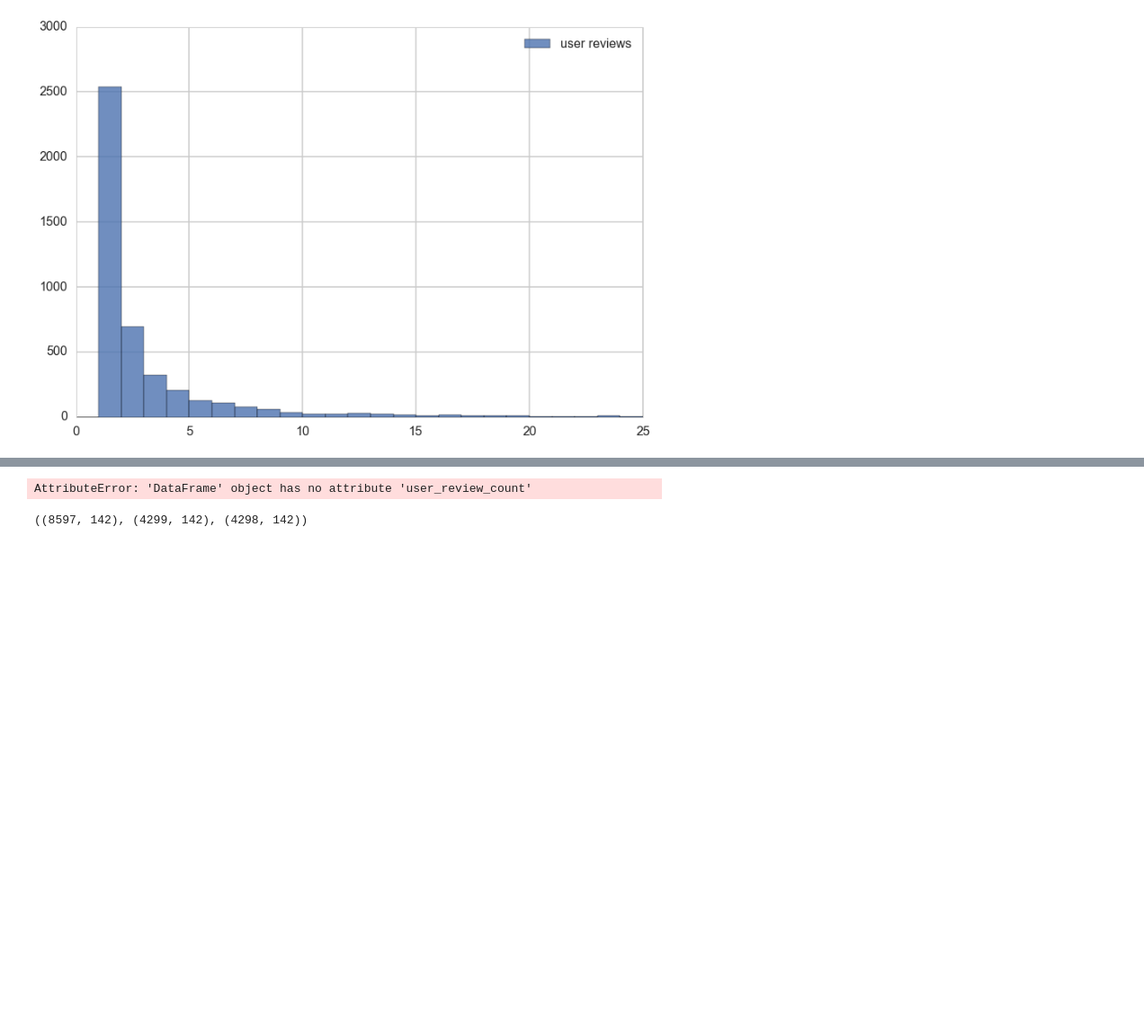
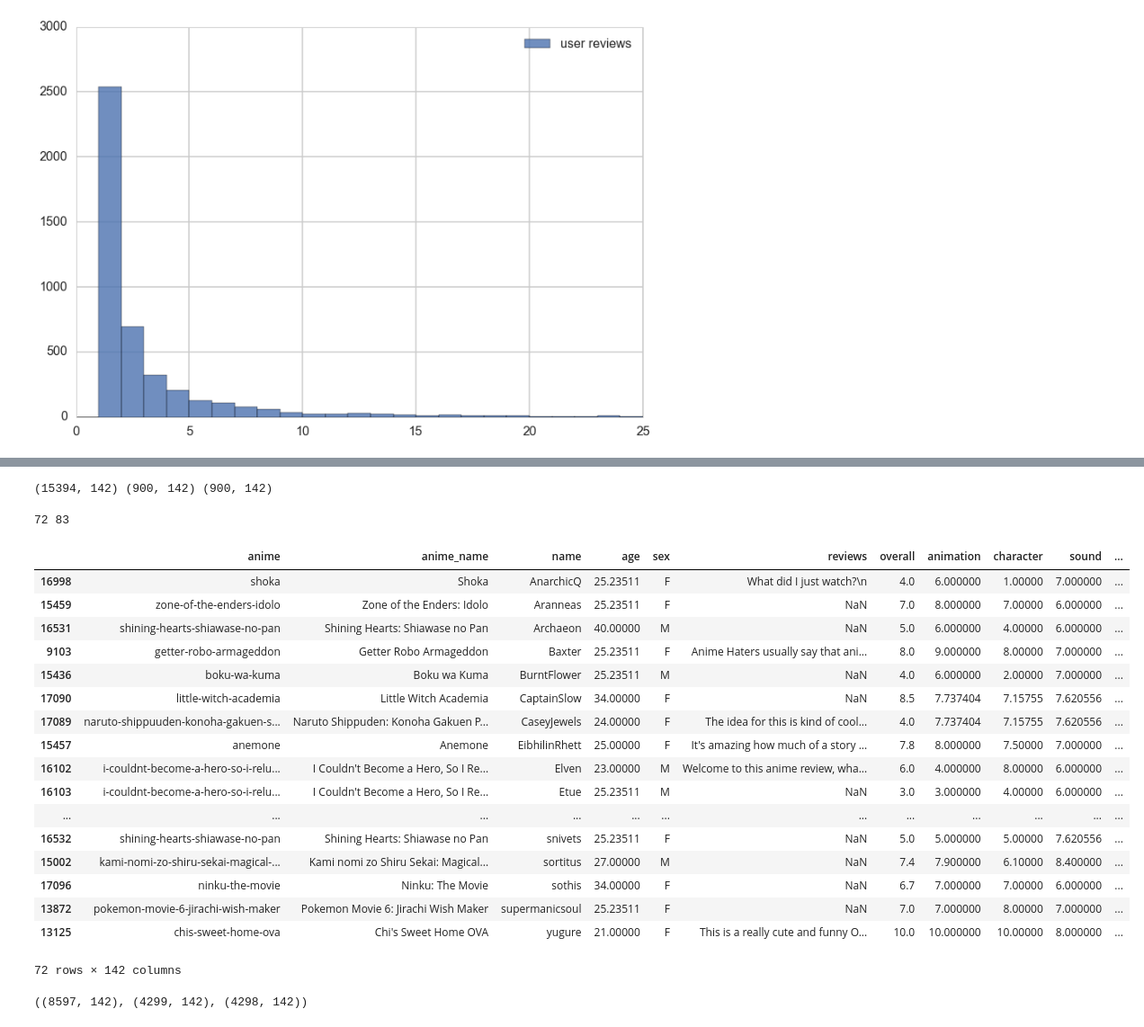
Before and after one commit to xjgege/vulpix, a Jupyter notebook: analysis/Reviews Regression.ipynb, the cells around one changed output, grey strips where cells are left out. Shown at 90% size. Drawn from its saved outputs; the diff is of its cells as text; code cells hidden in the pictures; blank space fills up the shorter version.

```diff
--- a/analysis/Reviews Regression.ipynb
+++ b/analysis/Reviews Regression.ipynb
@@ -85,7 +107,7 @@ testlist=[]
 validatelist=[]
 take=2
 for k, v in final.groupby('name'):
-    if np.mean(v.user_review_count) > 2:
+    if len(v) > 2:
         takenos=np.random.choice(range(take), size=take/2, replace=False)
         takelist=np.array([e in takenos for e in range(take)])
         validatelist.append(v[-take:][~takelist])#use those
@@ -98,7 +120,34 @@ validatedf=pd.concat(validatelist)
 testdf=pd.concat(testlist)
 print traindf.shape, validatedf.shape, testdf.shape
 # %% [output]
-AttributeError: 'DataFrame' object has no attribute 'user_review_count'
+(15394, 142) (900, 142) (900, 142)
+# %%
+maskval=[e in set(validatedf.anime).difference(set(traindf.anime)) for e in validatedf.anime]
+masktest=[e in set(testdf.anime).difference(set(traindf.anime)) for e in testdf.anime]
+print np.sum(maskval), np.sum(masktest)
+# %% [output]
+72 83
+# %%
+validatedf[~validatedf.anime.isin(traindf.anime)]
+# %% [output]
+|  | anime | anime_name | name | age | sex | reviews | overall | animation | character | sound | ... |
+| 16998 | shoka | Shoka | AnarchicQ | 25.23511 | F | What did I just watch?\n | 4.0 | 6.000000 | 1.00000 | 7.000000 | ... |
+| 15459 | zone-of-the-enders-idolo | Zone of the Enders: Idolo | Aranneas | 25.23511 | F | NaN | 7.0 | 8.000000 | 7.00000 | 6.000000 | ... |
+| 16531 | shining-hearts-shiawase-no-pan | Shining Hearts: Shiawase no Pan | Archaeon | 40.00000 | M | NaN | 5.0 | 6.000000 | 4.00000 | 6.000000 | ... |
+| 9103 | getter-robo-armageddon | Getter Robo Armageddon | Baxter | 25.23511 | F | Anime Haters usually say that ani... | 8.0 | 9.000000 | 8.00000 | 7.000000 | ... |
+| 15436 | boku-wa-kuma | Boku wa Kuma | BurntFlower | 25.23511 | M | NaN | 4.0 | 6.000000 | 2.00000 | 7.000000 | ... |
+| 17090 | little-witch-academia | Little Witch Academia | CaptainSlow | 34.00000 | F | NaN | 8.5 | 7.737404 | 7.15755 | 7.620556 | ... |
+| 17089 | naruto-shippuuden-konoha-gakuen-s... | Naruto Shippuden: Konoha Gakuen P... | CaseyJewels | 24.00000 | F | The idea for this is kind of cool... | 4.0 | 7.737404 | 7.15755 | 7.620556 | ... |
+| 15457 | anemone | Anemone | EibhilinRhett | 25.00000 | F | It's amazing how much of a story ... | 7.8 | 8.000000 | 7.50000 | 7.000000 | ... |
+| 16102 | i-couldnt-become-a-hero-so-i-relu... | I Couldn't Become a Hero, So I Re... | Elven | 23.00000 | M | Welcome to this anime review, wha... | 6.0 | 4.000000 | 8.00000 | 6.000000 | ... |
+| 16103 | i-couldnt-become-a-hero-so-i-relu... | I Couldn't Become a Hero, So I Re... | Etue | 25.23511 | M | NaN | 3.0 | 3.000000 | 4.00000 | 6.000000 | ... |
+| ... | ... | ... | ... | ... | ... | ... | ... | ... | ... | ... | ... |
+| 16532 | shining-hearts-shiawase-no-pan | Shining Hearts: Shiawase no Pan | snivets | 25.23511 | F | NaN | 5.0 | 5.000000 | 5.00000 | 7.620556 | ... |
+| 15002 | kami-nomi-zo-shiru-sekai-magical-... | Kami nomi zo Shiru Sekai: Magical... | sortitus | 27.00000 | M | NaN | 7.4 | 7.900000 | 6.10000 | 8.400000 | ... |
+| 17096 | ninku-the-movie | Ninku: The Movie | sothis | 34.00000 | F | NaN | 6.7 | 7.000000 | 7.00000 | 6.000000 | ... |
+| 13872 | pokemon-movie-6-jirachi-wish-maker | Pokemon Movie 6: Jirachi Wish Maker | supermanicsoul | 25.23511 | F | NaN | 7.0 | 7.000000 | 8.00000 | 7.000000 | ... |
+| 13125 | chis-sweet-home-ova | Chi's Sweet Home OVA | yugure | 21.00000 | F | This is a really cute and funny O... | 10.0 | 10.000000 | 10.00000 | 8.000000 | ... |
+72 rows × 142 columns
 # %%
 train.shape,test.shape,validate.shape
 # %% [output]
```
Also changed, not shown: parts of 2 cells of this notebook.
